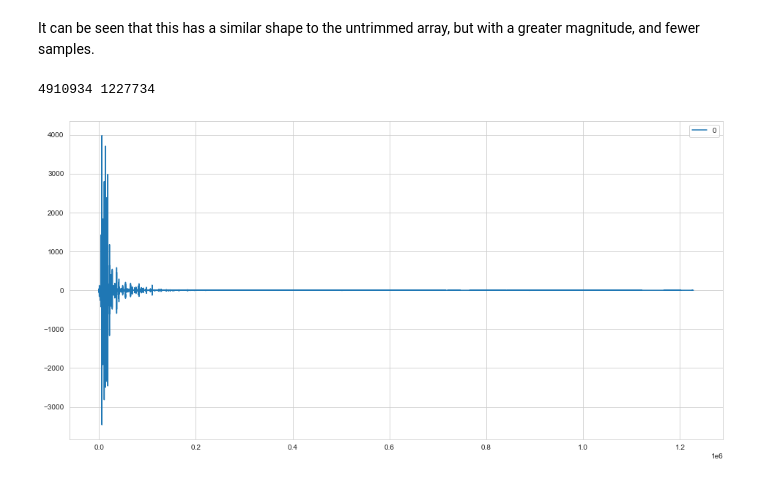
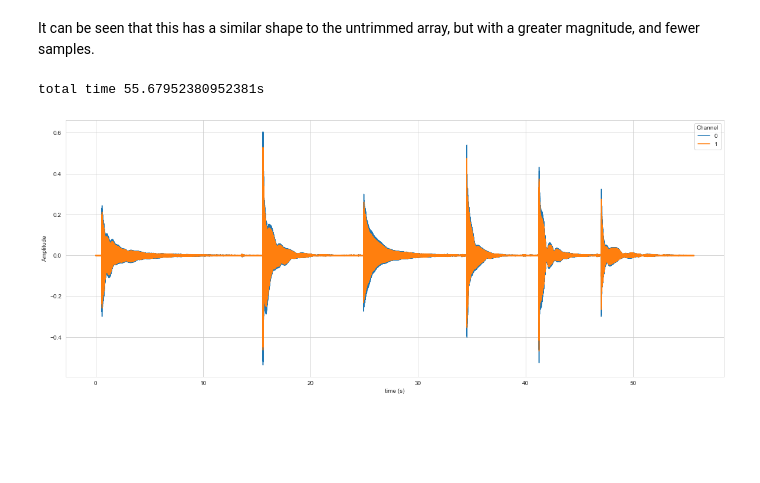
Before and after one commit to siversko/personal_data_projects, a Jupyter notebook: 2025-2_3-audio/audio_fft.ipynb, the cells around one changed output. Drawn from its saved outputs; the diff is of its cells as text; code cells hidden in the pictures; blank space fills up the shorter version.

Commit message:
Completed plotting and fft methods for recorded .wav files

```diff
--- a/2025-2_3-audio/audio_fft.ipynb
+++ b/2025-2_3-audio/audio_fft.ipynb
@@ -80,10 +42,12 @@ a_fft.plot_idata()
 # %% [markdown]
 It can be seen that this has a similar shape to the untrimmed array, but with a greater magnitude, and fewer samples.
-# %%
-a_fft.slice_data()
-a_fft.perform_fft()
-a_fft.plot_fdata()
-print(a_fft.data.size, a_fft.fdata.size)
-# %% [output]
-4910934 1227734
-[figure, removed]
+# %%
+a_fft = audio_fft.AudioFFT()
+a_fft.set_file(os.path.abspath(r"assets\123033__cgeffex__guitar_strings_take1.wav"))
+
+fig, ax = plt.subplots(figsize=(20,8))
+a_fft.signal_plot(a_fft.get_data(), ax)
+plt.show()
+# %% [output]
+total time 55.67952380952381s
+[figure, added]
```
Also changed, not shown: parts of 26 cells of this notebook, 1 other file.
